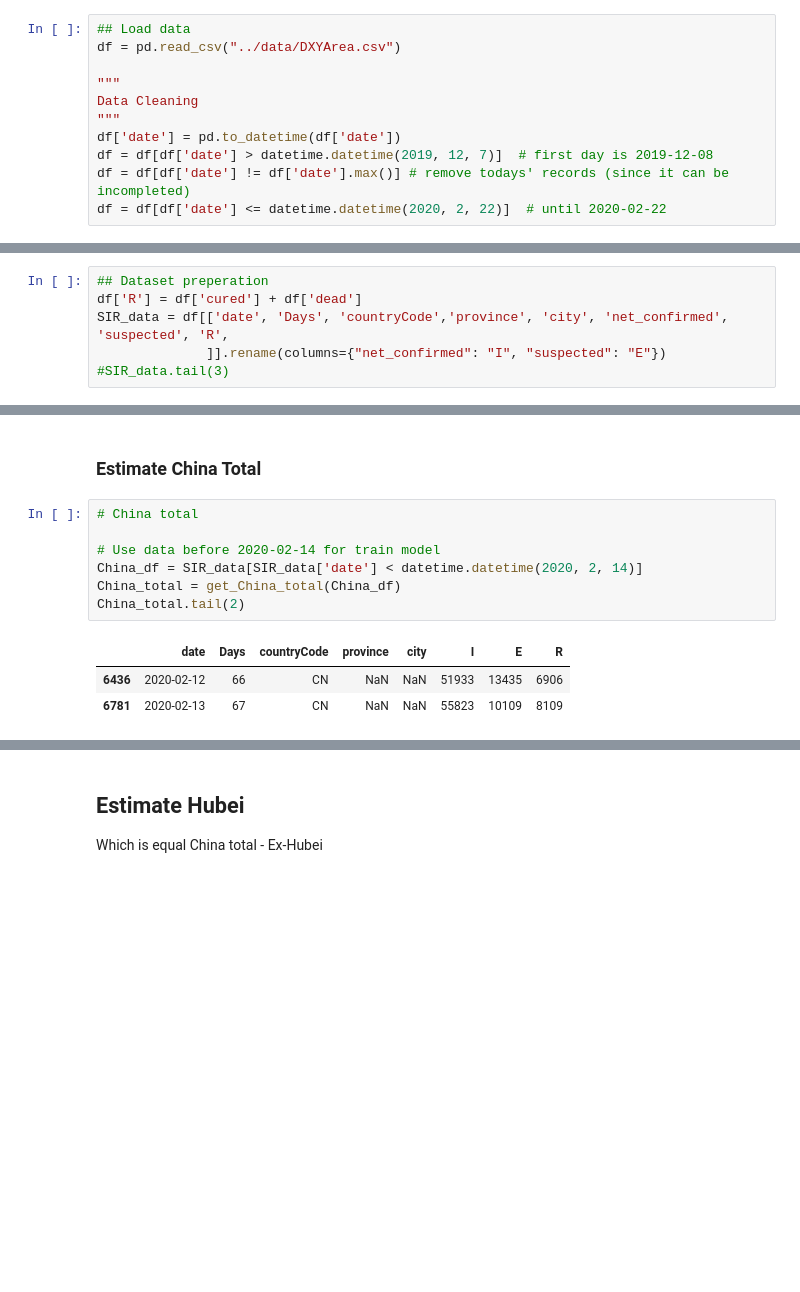
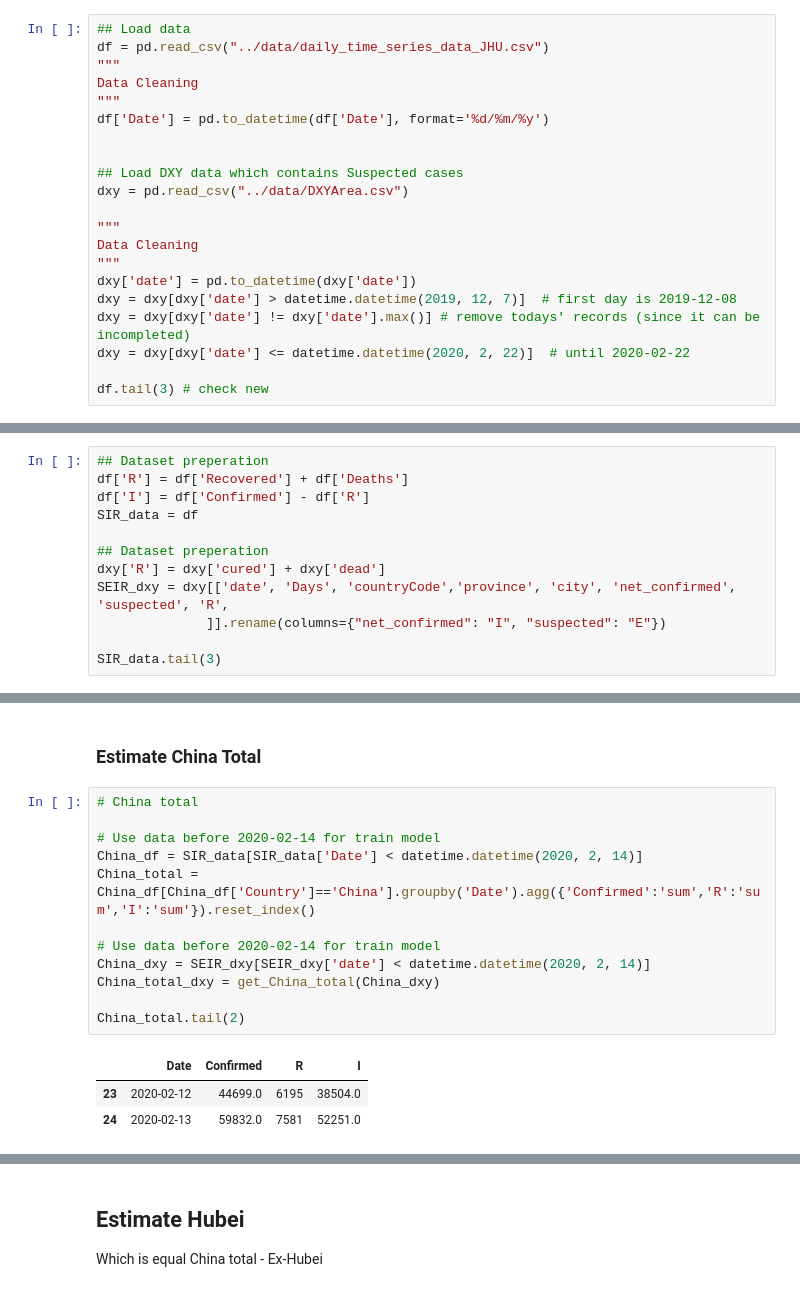
Before and after one commit to docligot/CoronaTracker-simulteModel, a Jupyter notebook: mcmc_SEIR/Forecast_by_MCMC_SEIR.ipynb, the cells around one changed output, grey strips where cells are left out. Saved outputs shown, nothing was run; the diff lists cells and outputs as text; blank space fills up the shorter version.

```diff
--- a/mcmc_SEIR/Forecast_by_MCMC_SEIR.ipynb
+++ b/mcmc_SEIR/Forecast_by_MCMC_SEIR.ipynb
@@ -38,12 +38,22 @@ Hubei_population = 58500000
 ### Load data and clean data
 # %%
 ## Load data
-df = pd.read_csv("../data/DXYArea.csv")
+df = pd.read_csv("../data/daily_time_series_data_JHU.csv")
+"""
+Data Cleaning
+"""
+df['Date'] = pd.to_datetime(df['Date'], format='%d/%m/%y')
+
+
+## Load DXY data which contains Suspected cases
+dxy = pd.read_csv("../data/DXYArea.csv")
 
 """
 Data Cleaning
 """
-df['date'] = pd.to_datetime(df['date'])
-df = df[df['date'] > datetime.datetime(2019, 12, 7)]  # first day is 2019-12-08
-df = df[df['date'] != df['date'].max()] # remove todays' records (since it can be incompleted)
-df = df[df['date'] <= datetime.datetime(2020, 2, 22)]  # until 2020-02-22
+dxy['date'] = pd.to_datetime(dxy['date'])
+dxy = dxy[dxy['date'] > datetime.datetime(2019, 12, 7)]  # first day is 2019-12-08
+dxy = dxy[dxy['date'] != dxy['date'].max()] # remove todays' records (since it can be incompleted)
+dxy = dxy[dxy['date'] <= datetime.datetime(2020, 2, 22)]  # until 2020-02-22
+
+df.tail(3) # check new
@@ -50,6 +65,12 @@ df = df[df['date'] <= datetime.datetime(2020, 2, 22)]  # until 2020-02-22
 # %%
 ## Dataset preperation
-df['R'] = df['cured'] + df['dead']
-SIR_data = df[['date', 'Days', 'countryCode','province', 'city', 'net_confirmed', 'suspected', 'R',
+df['R'] = df['Recovered'] + df['Deaths']
+df['I'] = df['Confirmed'] - df['R']
+SIR_data = df
+
+## Dataset preperation
+dxy['R'] = dxy['cured'] + dxy['dead']
+SEIR_dxy = dxy[['date', 'Days', 'countryCode','province', 'city', 'net_confirmed', 'suspected', 'R',
               ]].rename(columns={"net_confirmed": "I", "suspected": "E"})
-#SIR_data.tail(3)
+
+SIR_data.tail(3)
@@ -58,11 +84,16 @@ SIR_data = df[['date', 'Days', 'countryCode','province', 'city', 'net_confirmed'
 # %%
 # China total
 
 # Use data before 2020-02-14 for train model
-China_df = SIR_data[SIR_data['date'] < datetime.datetime(2020, 2, 14)]
-China_total = get_China_total(China_df)
+China_df = SIR_data[SIR_data['Date'] < datetime.datetime(2020, 2, 14)]
+China_total = China_df[China_df['Country']=='China'].groupby('Date').agg({'Confirmed':'sum','R':'sum','I':'sum'}).reset_index()
+
+# Use data before 2020-02-14 for train model
+China_dxy = SEIR_dxy[SEIR_dxy['date'] < datetime.datetime(2020, 2, 14)]
+China_total_dxy = get_China_total(China_dxy)
+
 China_total.tail(2)
 # %% [output]
-|  | date | Days | countryCode | province | city | I | E | R |
-| 6436 | 2020-02-12 | 66 | CN | NaN | NaN | 51933 | 13435 | 6906 |
-| 6781 | 2020-02-13 | 67 | CN | NaN | NaN | 55823 | 10109 | 8109 |
+|  | Date | Confirmed | R | I |
+| 23 | 2020-02-12 | 44699.0 | 6195 | 38504.0 |
+| 24 | 2020-02-13 | 59832.0 | 7581 | 52251.0 |
```
Also changed, not shown: parts of 20 cells of this notebook, 3 other files.
